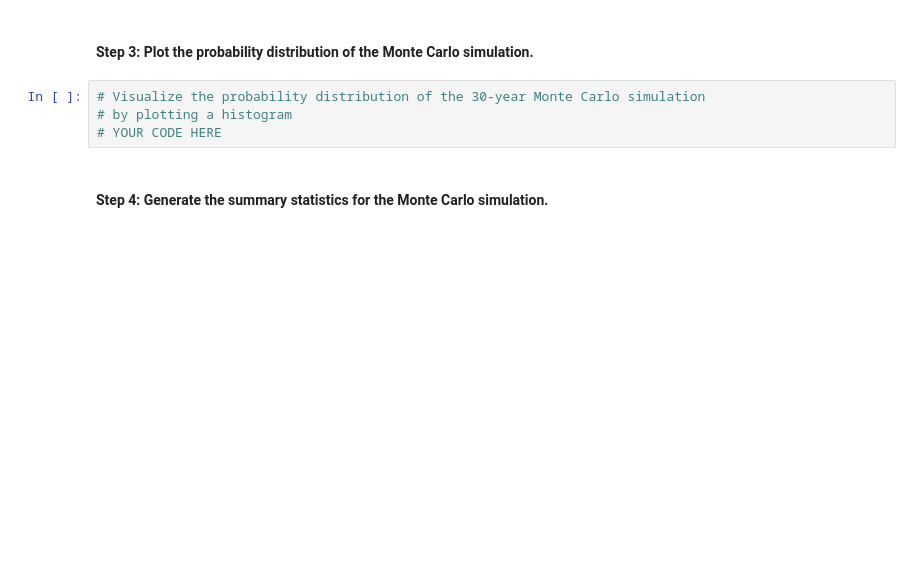
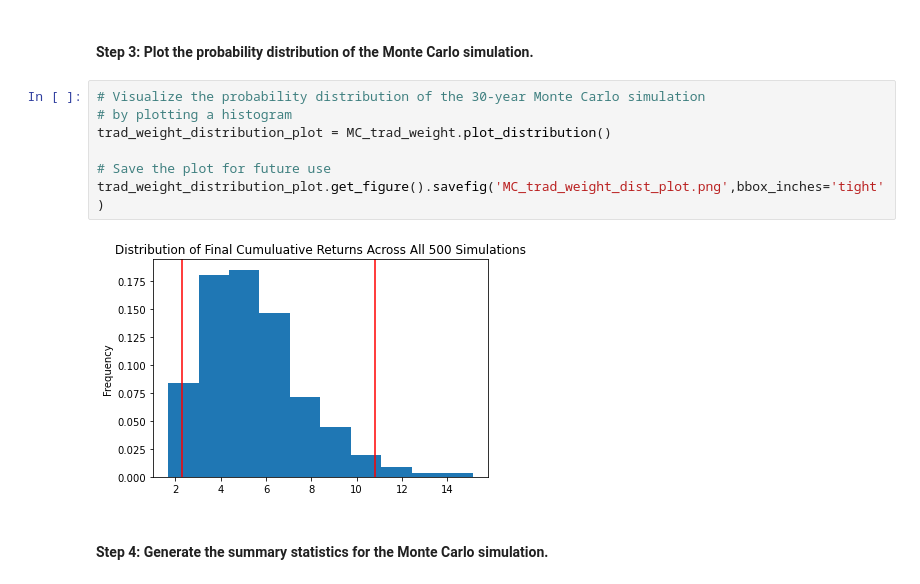
Before and after one commit to ScientiaCapital/Financial-Planning-Tools, a Jupyter notebook: financial_planning_tools.ipynb, the cells around one changed output. Cells and saved outputs as stored; diff of their text form; blank space fills up the shorter version.

```diff
--- a/financial_planning_tools.ipynb
+++ b/financial_planning_tools.ipynb
@@ -360,7 +546,12 @@ In this section, you’ll use the MCForecastTools library to create a Monte Carl
 # %%
 # Visualize the probability distribution of the 30-year Monte Carlo simulation
 # by plotting a histogram
-# YOUR CODE HERE
+trad_weight_distribution_plot = MC_trad_weight.plot_distribution()
+
+# Save the plot for future use
+trad_weight_distribution_plot.get_figure().savefig('MC_trad_weight_dist_plot.png',bbox_inches='tight')
+# %% [output]
+[figure, added]
 # %% [markdown]
 #### Step 4: Generate the summary statistics for the Monte Carlo simulation.
 # %%
```
Also changed, not shown: parts of 40 cells of this notebook, 6 other files.
